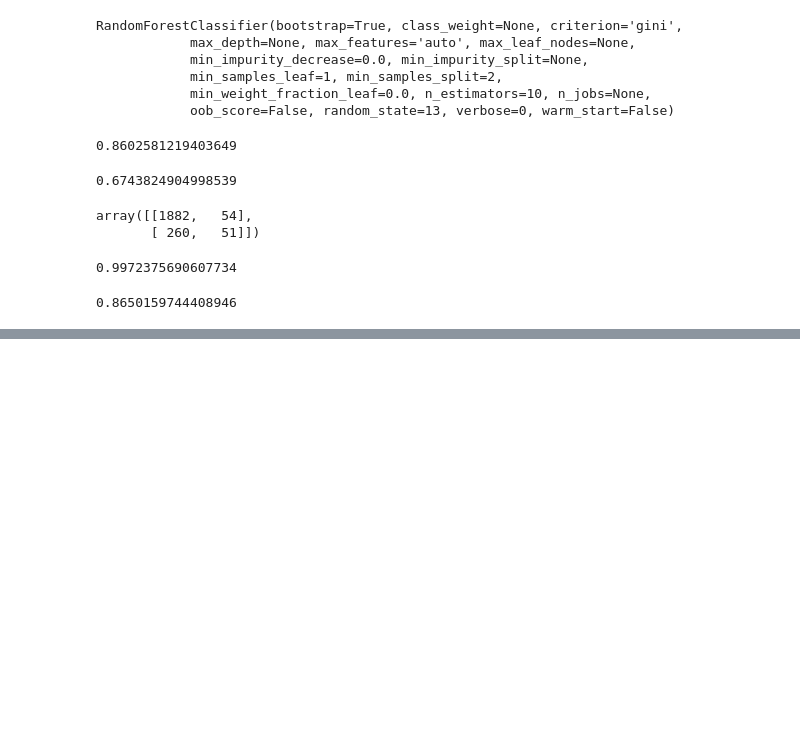
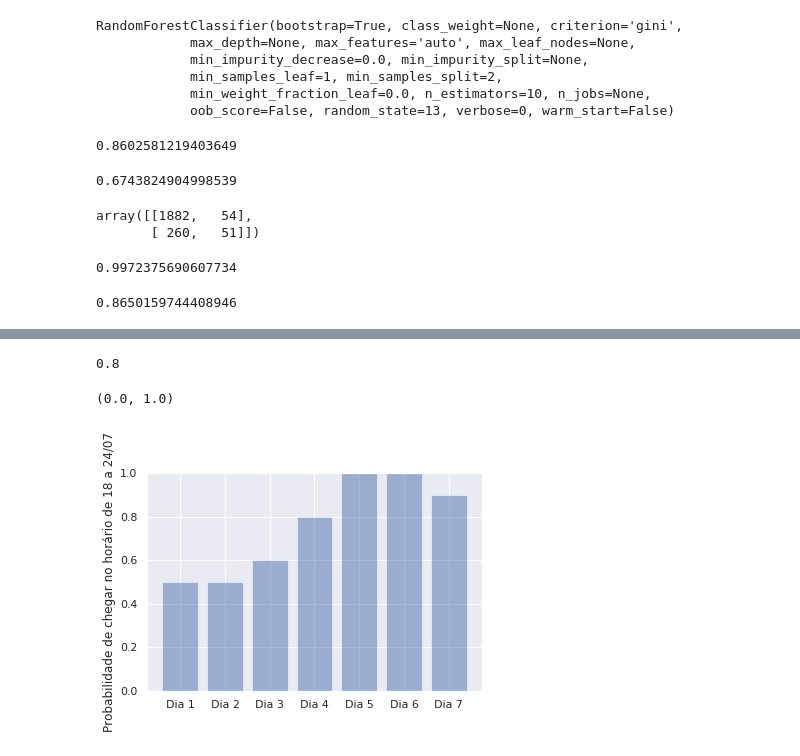
Before and after one commit to emersonleo/mudancas-climaticas, a Jupyter notebook: 2 modulo/atrasos-projeto.ipynb, the cells around one changed output, grey strips where cells are left out. Drawn from its saved outputs; the diff is of its cells as text; code cells hidden in the pictures; blank space fills up the shorter version.

```diff
--- a/2 modulo/atrasos-projeto.ipynb
+++ b/2 modulo/atrasos-projeto.ipynb
@@ -56,0 +80,51 @@ recall_score(train_y,train_predicts)
+# %%
+from datetime import datetime
+def previsao(data,origem, destino):
+    try:
+        dataFormatada = datetime.strptime(data, '%d/%m/%Y %H:%M:%S')
+    except ValueError as e:
+        return 'Error parsing date/time - {}'.format(e)
+    mes = dataFormatada.month
+    dia = dataFormatada.day
+    hora = dataFormatada.hour
+    dia_da_semana = dataFormatada.isoweekday()
+
+    origem = origem.upper()
+    destino = destino.upper()
+    input = [{'MONTH': mes,
+              'DAY': dia,
+              'DAY_OF_WEEK': dia_da_semana,
+              'CRS_DEP_TIME': hora,
+              'ORIGIN_ATL': 1 if origem == 'ATL' else 0,
+              'ORIGIN_DTW': 1 if origem == 'DTW' else 0,
+              'ORIGIN_JFK': 1 if origem == 'JFK' else 0,
+              'ORIGIN_MSP': 1 if origem == 'MSP' else 0,
+              'ORIGIN_SEA': 1 if origem == 'SEA' else 0,
+              'DEST_ATL': 1 if destino == 'ATL' else 0,
+              'DEST_DTW': 1 if destino == 'DTW' else 0,
+              'DEST_JFK': 1 if destino == 'JFK' else 0,
+              'DEST_MSP': 1 if destino == 'MSP' else 0,
+              'DEST_SEA': 1 if destino == 'SEA' else 0 }]
+    return model.predict_proba(pd.DataFrame(input))[0][0]
+# %%
+previsao('21/07/2020 21:45:00', 'JFK', 'ATL')
+# %% [output]
+0.8
+# %%
+import numpy as np
+labels=("Dia 1","Dia 2","Dia 3","Dia 4","Dia 5","Dia 6","Dia 7",)
+valores = (previsao('18/07/2020 21:45:00', 'JFK', 'ATL'),
+          previsao('19/07/2020 21:45:00', 'JFK', 'ATL'),
+           previsao('20/07/2020 21:45:00', 'JFK', 'ATL'),
+          previsao('21/07/2020 21:45:00', 'JFK', 'ATL'),
+          previsao('22/07/2020 21:45:00', 'JFK', 'ATL'),
+          previsao('23/07/2020 21:45:00', 'JFK', 'ATL'),
+          previsao('24/07/2020 21:45:00', 'JFK', 'ATL'),)
+alabels = np.arange(len(labels))
+plt.bar(alabels, valores, align='center', alpha = 0.5)
+plt.xticks(alabels,labels)
+plt.ylabel("Probabilidade de chegar no horário de 18 a 24/07")
+plt.ylim((0.0, 1.0))
+# %% [output]
+(0.0, 1.0)
+[figure, added]
```
Also changed, not shown: parts of 2 cells of this notebook, 1 other file.
